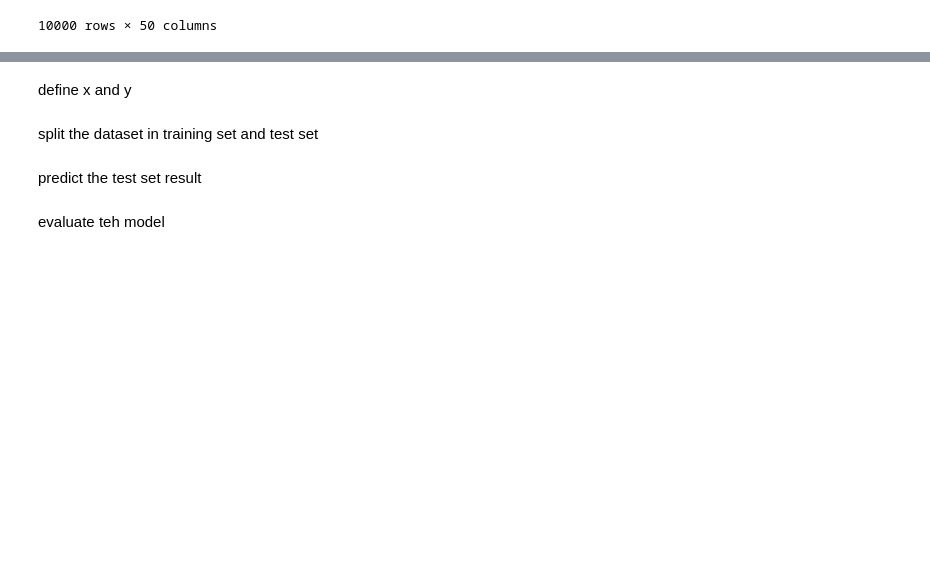
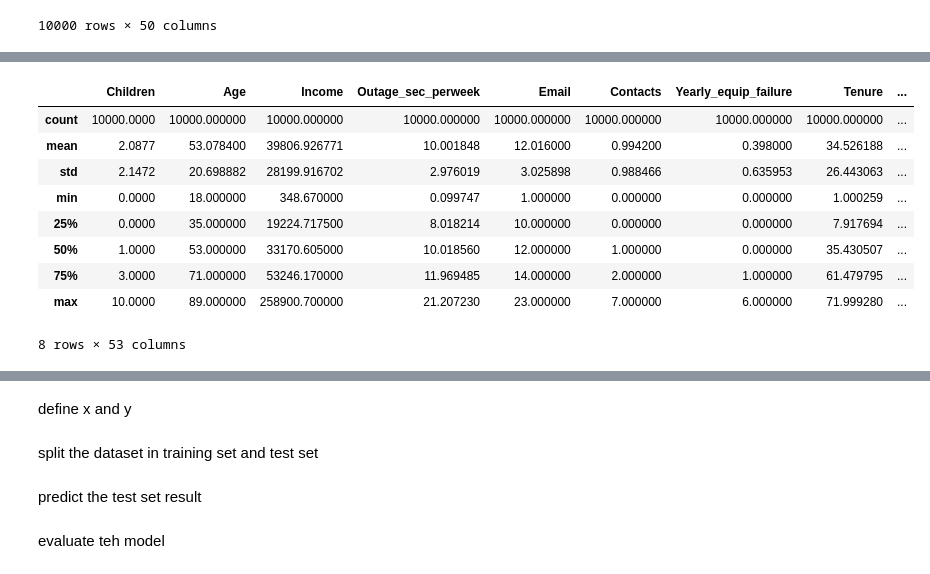
Before and after one commit to michaelle93/D208PA1, a Jupyter notebook: D208PA1.ipynb, the cells around one changed output, grey strips where cells are left out. Drawn from its saved outputs; the diff is of its cells as text; code cells hidden in the pictures; blank space fills up the shorter version.

```diff
--- a/D208PA1.ipynb
+++ b/D208PA1.ipynb
@@ -86,0 +178,13 @@ df
+# %%
+df.describe()
+# %% [output]
+|  | Children | Age | Income | Outage_sec_perweek | Email | Contacts | Yearly_equip_failure | Tenure | ... |
+| count | 10000.0000 | 10000.000000 | 10000.000000 | 10000.000000 | 10000.000000 | 10000.000000 | 10000.000000 | 10000.000000 | ... |
+| mean | 2.0877 | 53.078400 | 39806.926771 | 10.001848 | 12.016000 | 0.994200 | 0.398000 | 34.526188 | ... |
+| std | 2.1472 | 20.698882 | 28199.916702 | 2.976019 | 3.025898 | 0.988466 | 0.635953 | 26.443063 | ... |
+| min | 0.0000 | 18.000000 | 348.670000 | 0.099747 | 1.000000 | 0.000000 | 0.000000 | 1.000259 | ... |
+| 25% | 0.0000 | 35.000000 | 19224.717500 | 8.018214 | 10.000000 | 0.000000 | 0.000000 | 7.917694 | ... |
+| 50% | 1.0000 | 53.000000 | 33170.605000 | 10.018560 | 12.000000 | 1.000000 | 0.000000 | 35.430507 | ... |
+| 75% | 3.0000 | 71.000000 | 53246.170000 | 11.969485 | 14.000000 | 2.000000 | 1.000000 | 61.479795 | ... |
+| max | 10.0000 | 89.000000 | 258900.700000 | 21.207230 | 23.000000 | 7.000000 | 6.000000 | 71.999280 | ... |
+8 rows × 53 columns
```
Also changed, not shown: parts of 15 cells of this notebook.
